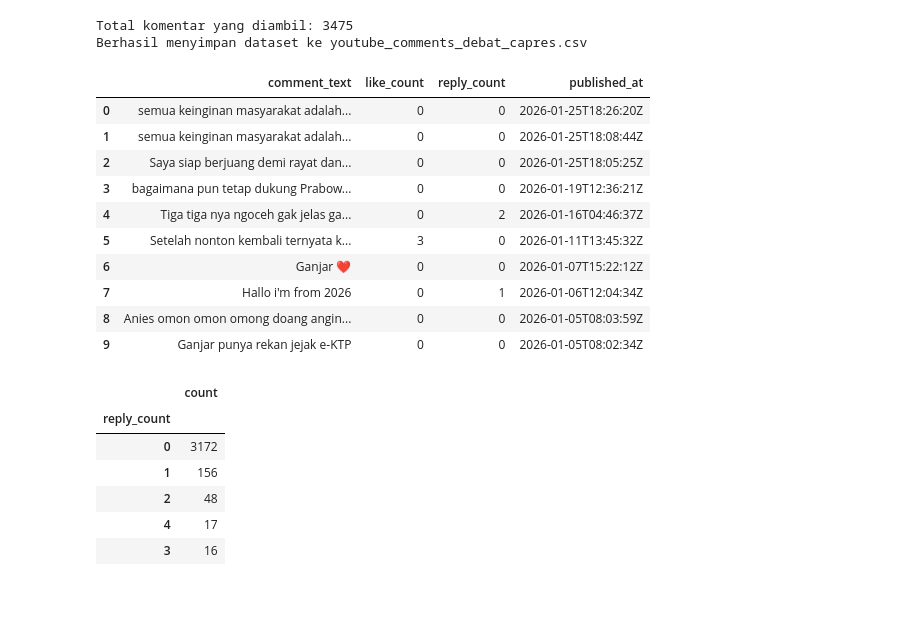
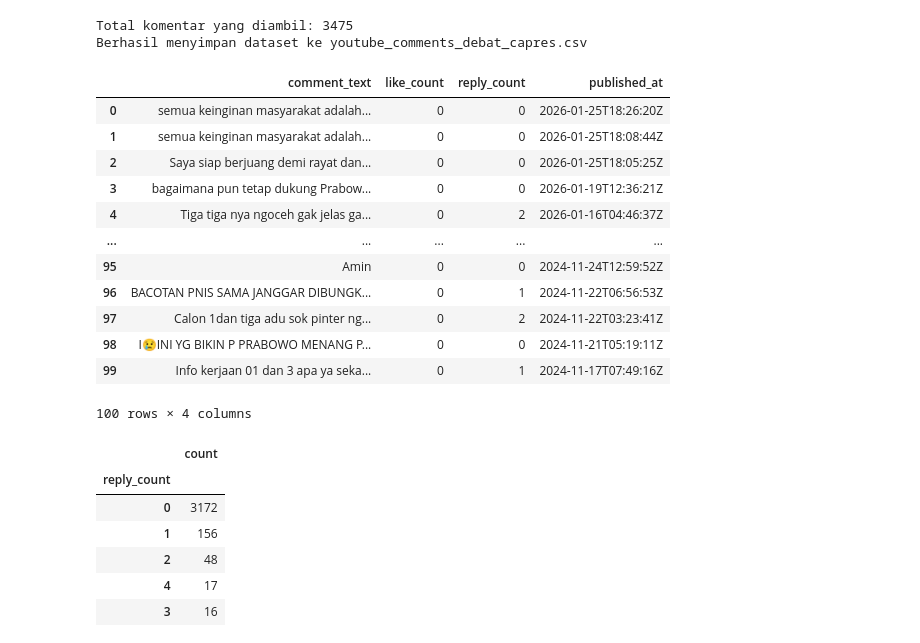
Before and after one commit to rfaoktvian/AnalisisSentimenDebatCapres2024, a Jupyter notebook: Analisis_Sentiman_Youtube_Debat_Capres_2024.ipynb, the cells around one changed output. Drawn from its saved outputs; the diff is of its cells as text; code cells hidden in the pictures; blank space fills up the shorter version.

```diff
--- a/Analisis_Sentiman_Youtube_Debat_Capres_2024.ipynb
+++ b/Analisis_Sentiman_Youtube_Debat_Capres_2024.ipynb
@@ -58,22 +62,24 @@ Berhasil menyimpan dataset ke youtube_comments_debat_capres.csv
 # %%
 import pandas as pd
 import matplotlib.pyplot as plt
 
 
 df = pd.read_csv('youtube_comments_debat_capres.csv')
-df.head(10)
+df.head(100)
 # %% [output]
 |  | comment_text | like_count | reply_count | published_at |
 | 0 | semua keinginan masyarakat adalah... | 0 | 0 | 2026-01-25T18:26:20Z |
 | 1 | semua keinginan masyarakat adalah... | 0 | 0 | 2026-01-25T18:08:44Z |
 | 2 | Saya siap berjuang demi rayat dan... | 0 | 0 | 2026-01-25T18:05:25Z |
 | 3 | bagaimana pun tetap dukung Prabow... | 0 | 0 | 2026-01-19T12:36:21Z |
 | 4 | Tiga tiga nya ngoceh gak jelas ga... | 0 | 2 | 2026-01-16T04:46:37Z |
-| 5 | Setelah nonton kembali ternyata k... | 3 | 0 | 2026-01-11T13:45:32Z |
-| 6 | Ganjar ❤ | 0 | 0 | 2026-01-07T15:22:12Z |
-| 7 | Hallo i'm from 2026 | 0 | 1 | 2026-01-06T12:04:34Z |
-| 8 | Anies omon omon omong doang angin... | 0 | 0 | 2026-01-05T08:03:59Z |
-| 9 | Ganjar punya rekan jejak e-KTP | 0 | 0 | 2026-01-05T08:02:34Z |
+| ... | ... | ... | ... | ... |
+| 95 | Amin | 0 | 0 | 2024-11-24T12:59:52Z |
+| 96 | BACOTAN PNIS SAMA JANGGAR DIBUNGK... | 0 | 1 | 2024-11-22T06:56:53Z |
+| 97 | Calon 1dan tiga adu sok pinter ng... | 0 | 2 | 2024-11-22T03:23:41Z |
+| 98 | I😢INI YG BIKIN P PRABOWO MENANG P... | 0 | 0 | 2024-11-21T05:19:11Z |
+| 99 | Info kerjaan 01 dan 3 apa ya seka... | 0 | 1 | 2024-11-17T07:49:16Z |
+100 rows × 4 columns
 # %%
 df['reply_count'].value_counts()
 # %% [output]
```
Also changed, not shown: parts of 6 cells of this notebook.
